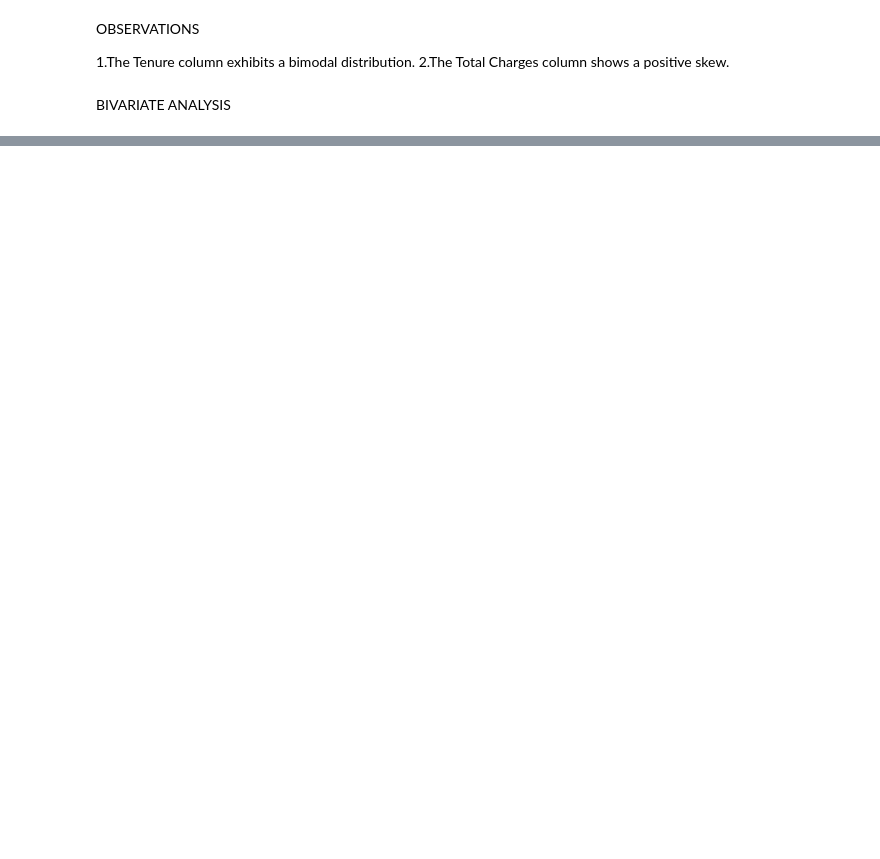
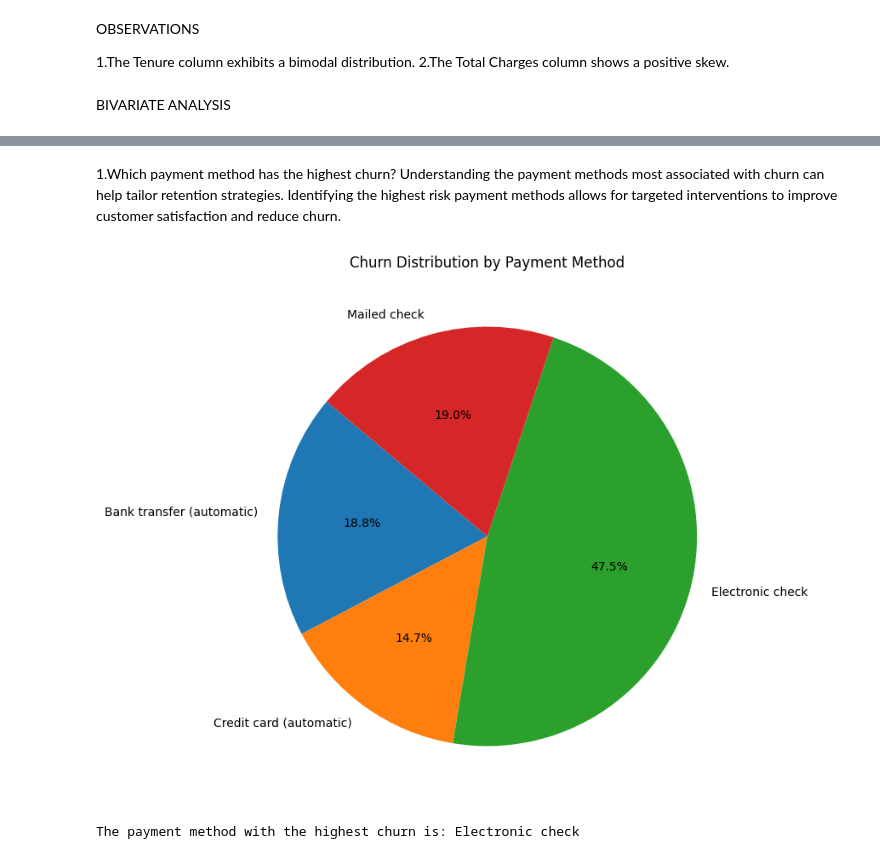
Before and after one commit to sanni-2024/CUSTOMER-CHURN-PREDICTION, a Jupyter notebook: Notebook/churn.ipynb, the cells around one changed output, grey strips where cells are left out. Drawn from its saved outputs; the diff is of its cells as text; code cells hidden in the pictures; blank space fills up the shorter version.

```diff
--- a/Notebook/churn.ipynb
+++ b/Notebook/churn.ipynb
@@ -440,0 +584,21 @@ BIVARIATE ANALYSIS
+# %% [markdown]
+1.Which payment method has the highest churn?
+Understanding the payment methods most associated with churn can help tailor retention strategies. Identifying the highest risk payment methods allows for targeted interventions to improve customer satisfaction and reduce churn.
+# %%
+# Group by PaymentMethod and calculate the churn rates(normalize=True).unstack() for each method
+payment_churn = Cleaned_data.groupby('PaymentMethod')['Churn'].value_counts(normalize=True).unstack()
+# %%
+# Plot a pie chart
+plt.figure(figsize=(8, 8))
+plt.pie(payment_churn['Yes'], labels=payment_churn.index, autopct='%1.1f%%', startangle=140)
+plt.title('Churn Distribution by Payment Method')
+plt.show()
+
+# Identify the payment method with the highest churn
+highest_churn_method = payment_churn['Yes'].idxmax()
+
+# Print the payment method with the highest churn
+print(f"The payment method with the highest churn is: {highest_churn_method}")
+# %% [output]
+[figure, added]
+The payment method with the highest churn is: Electronic check
```
Also changed, not shown: parts of 33 cells of this notebook, 1 other file.
